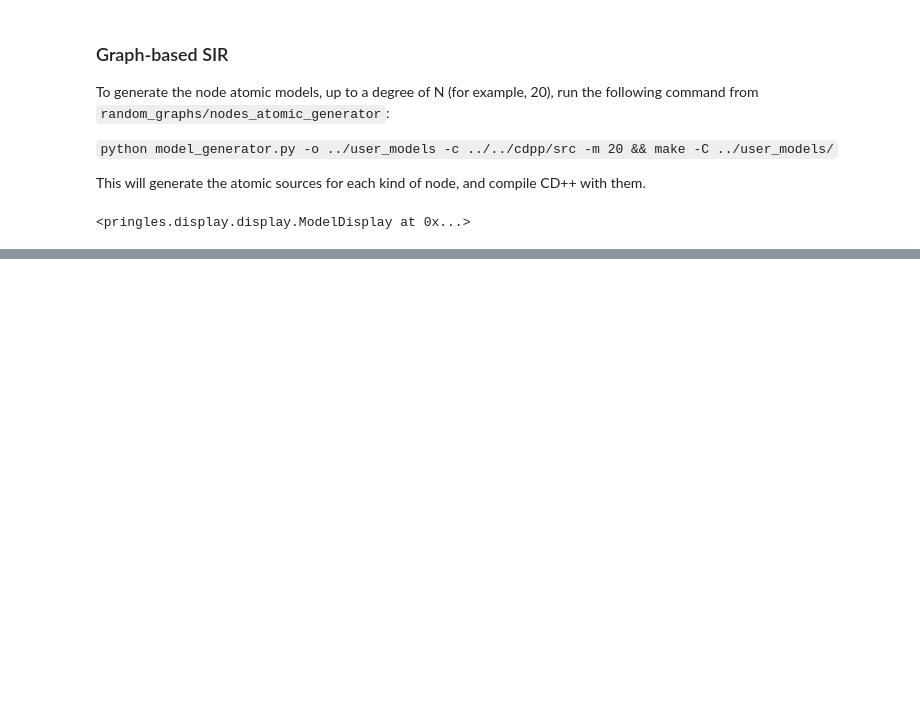
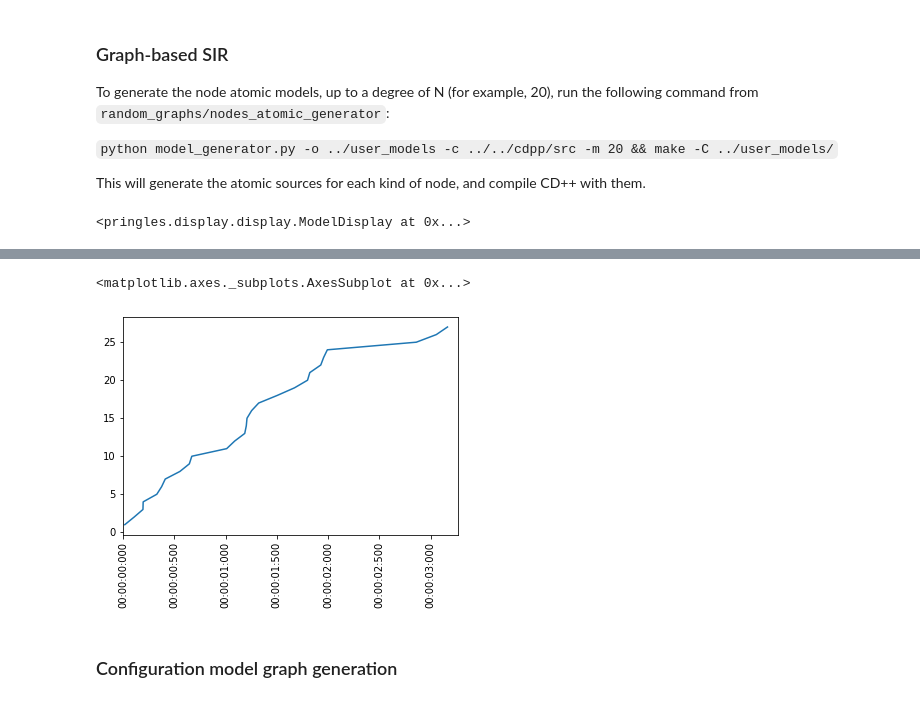
Before and after one commit to colonelpringles/pringles_examples, a Jupyter notebook: random_graphs/Experimental.ipynb, the cells around one changed output, grey strips where cells are left out. Cells and saved outputs as stored; diff of their text form; code cells hidden in the pictures; blank space fills up the shorter version.

```diff
--- a/random_graphs/Experimental.ipynb
+++ b/random_graphs/Experimental.ipynb
@@ -72,0 +66,24 @@ nodes_external_transitions
+# %%
+infections_count = nodes_external_transitions.groupby("time").count()
+infections_count = infections_count.drop([0, 1, "message_type", "model_origin", "port", "model_dest"], axis=1)
+infections_count = infections_count.rename({"value":"infections_count"}, axis=1)
+# %%
+accum_infections = [0]*len(list(infections_count.infections_count))
+for i, c in enumerate(list(infections_count.infections_count)):
+    if i == 0:
+        accum_infections[i] = c
+    else:
+        accum_infections[i] = accum_infections[i-1] + c
+# %%
+ax = plt.axes()
+vtime_indexes = list(infections_count.index)
+ax.plot(vtime_indexes, list(accum_infections))
+ax.set_xlim(0, max([float(vtime) for vtime in vtime_indexes])+float(VirtualTime.from_number(1000)))
+ticks = ax.get_xticks()
+ax.set_xticklabels([VirtualTime.from_number(tick) for tick in ticks], rotation=90)
+ax
+# %% [output]
+<matplotlib.axes._subplots.AxesSubplot at 0x...>
+[figure, added]
+# %% [markdown]
+### Configuration model graph generation
```
Also changed, not shown: parts of 16 cells of this notebook.
